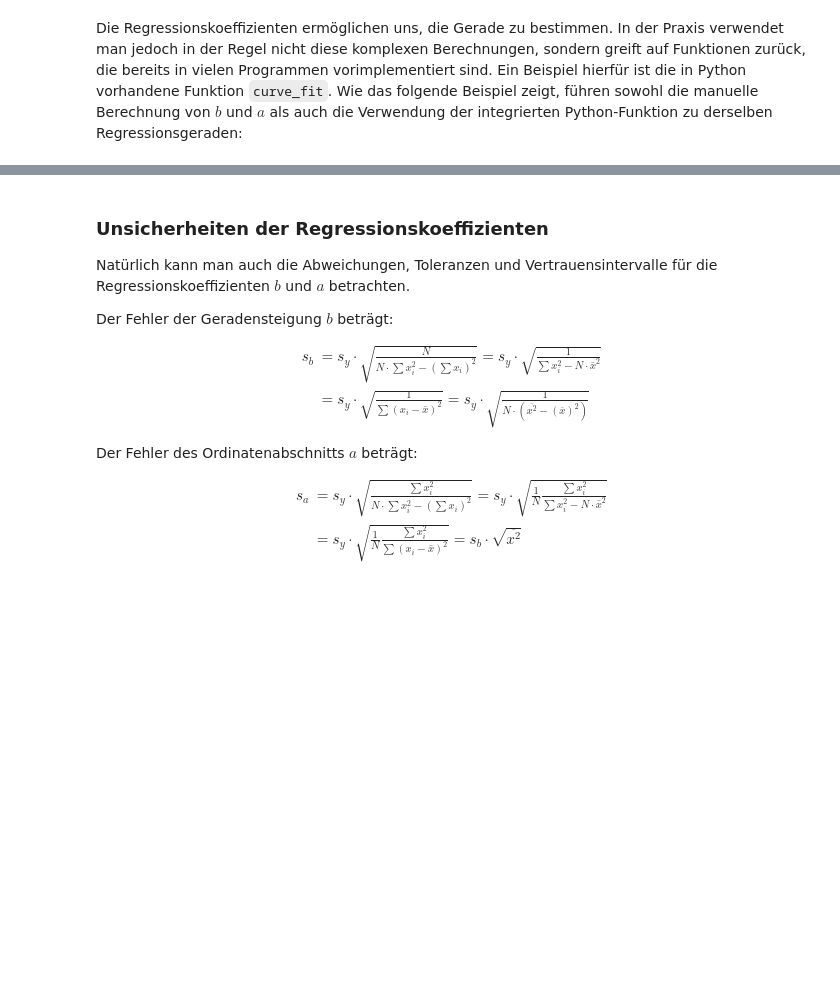
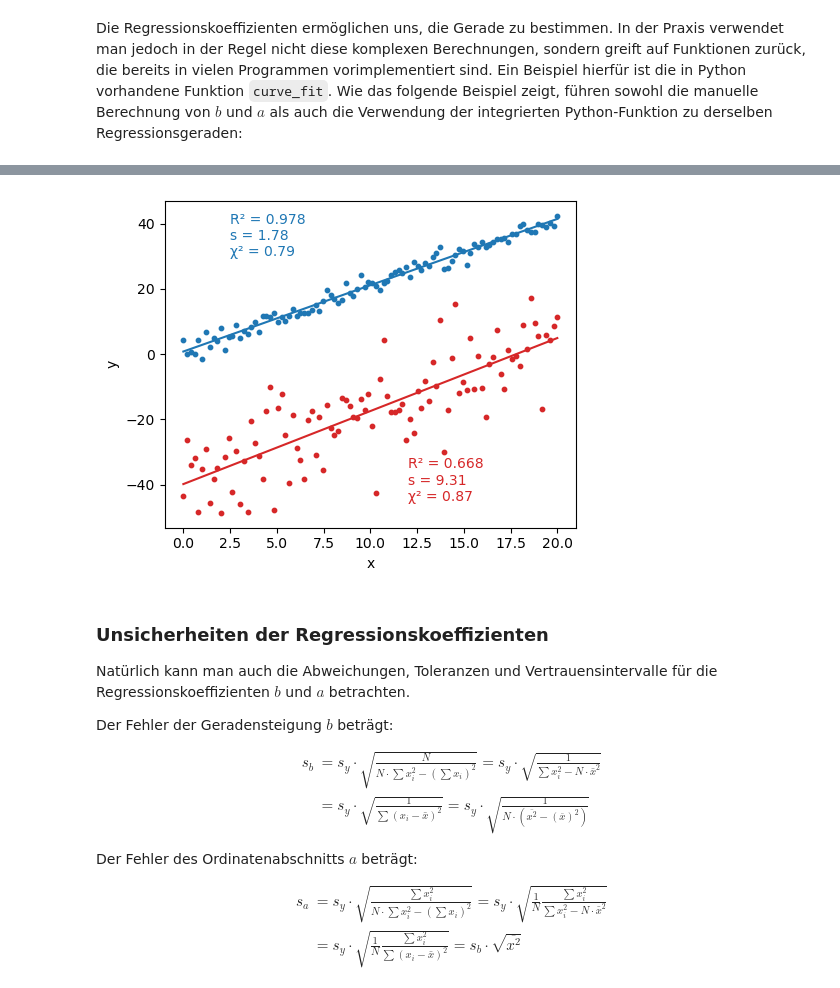
Before and after one commit to Kisleif/mtbook, a Jupyter notebook: _sources/content/1_Kurvenanpassung.ipynb, the cells around one changed output, grey strips where cells are left out. Saved outputs shown, nothing was run; the diff lists cells and outputs as text; code cells hidden in the pictures; blank space fills up the shorter version.

```diff
--- a/_sources/content/1_Kurvenanpassung.ipynb
+++ b/_sources/content/1_Kurvenanpassung.ipynb
@@ -229,3 +374,77 @@ Gelten für die $N$ Messwerte allerdings unterschiedliche Unsicherheiten, so mü
+# %%
+import numpy as np
+import matplotlib.pyplot as plt
+from scipy.optimize import curve_fit
+from sklearn.metrics import r2_score
+
+# MatplotLib Settings:
+plt.style.use('default')
+plt.rcParams['font.size'] = 10
+plt.figure(figsize=(5,4))
+
+# --- Lineares Modell ---
+def linear(x, a, b):
+    return a * x + b
+
+# --- Daten erzeugen ---
+np.random.seed(1)
+x1 = np.linspace(0, 20, 100)
+n = len(x1)
+dof = n - 2  # Freiheitsgrade bei linearer Regression
+
+# Datensatz 1: geringes Rauschen (blau, oben)
+noise1 = 2.0
+y1 = 2.0 * x1 + 1.0 + np.random.normal(0, noise1, size=n)
+params1, _ = curve_fit(linear, x1, y1)
+a1, b1 = params1
+y1_fit = linear(x1, a1, b1)
+R2_1 = r2_score(y1, y1_fit)
+
+# Standardfehler der Residuen
+resid1 = y1 - y1_fit
+sigma1 = np.sqrt(np.sum(resid1**2) / dof)
+
+# Chi² und reduziertes Chi²
+chi2_1 = np.sum((resid1 / noise1) ** 2)
+chi2_red_1 = chi2_1 / dof
+
+# Datensatz 2: starkes Rauschen (rot, unten, Offset)
+noise2 = 10.0
+y2 = 2.0 * x1 + 1.0 + np.random.normal(0, noise2, size=n) - 40
+params2, _ = curve_fit(linear, x1, y2)
+a2, b2 = params2
+y2_fit = linear(x1, a2, b2)
+R2_2 = r2_score(y2, y2_fit)
+
+# Standardfehler der Residuen
+resid2 = y2 - y2_fit
+sigma2 = np.sqrt(np.sum(resid2**2) / dof)
+
+# Chi² und reduziertes Chi²
+chi2_2 = np.sum((resid2 / noise2) ** 2)
+chi2_red_2 = chi2_2 / dof
+
+# --- Plot ---
+plt.scatter(x1, y1, color='tab:blue', s=10)
+plt.plot(x1, y1_fit, "-", color='tab:blue')
+plt.scatter(x1, y2, color='tab:red', s=10)
+plt.plot(x1, y2_fit, "-", color='tab:red')
+
+# Texte mit R², Standardfehler und Chi²
+plt.text(2.5, 30,
+         f"R² = {R2_1:.3f}\ns = {sigma1:.2f}\nχ² = {chi2_red_1:.2f}",
+         color="tab:blue")
+
+plt.text(12, -45,
+         f"R² = {R2_2:.3f}\ns = {sigma2:.2f}\nχ² = {chi2_red_2:.2f}",
+         color="tab:red")
+
+plt.xlabel("x")
+plt.ylabel("y")
+plt.tight_layout()
+plt.show()
+# %% [output]
+[figure, added]
 # %% [markdown]
 ### Unsicherheiten der Regressionskoeffizienten
 
```
Also changed, not shown: parts of 21 cells of this notebook, 16 other files.
